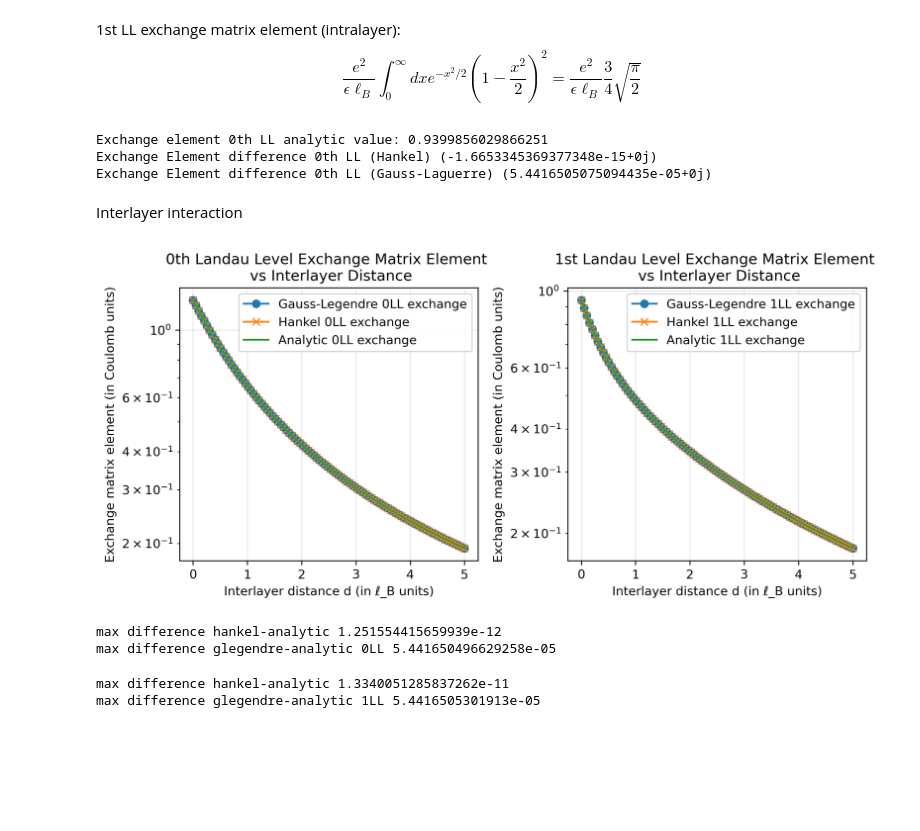
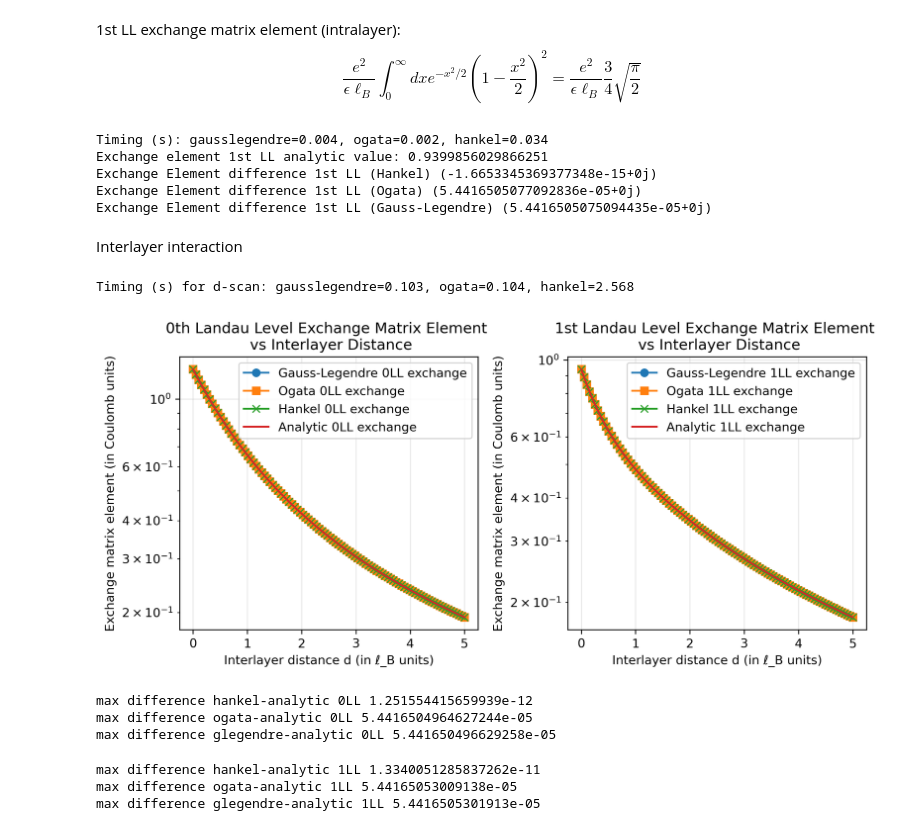
Before and after one commit to skilledwolf/quantumhall_matrixelements, a Jupyter notebook: validation/Checks_exchange_pwme.ipynb, the cells around one changed output. Saved outputs shown, nothing was run; the diff lists cells and outputs as text; code cells hidden in the pictures; blank space fills up the shorter version.

Commit message:
Add Ogata exchange backend

```diff
--- a/validation/Checks_exchange_pwme.ipynb
+++ b/validation/Checks_exchange_pwme.ipynb
@@ -203,21 +276,39 @@ $$
 {3}{4}\sqrt{\frac{\pi}{2}}
 $$
 # %%
+import time
+
 nmax = 2
 q = np.linspace(0.0, 0.0, 1)
 theta = np.zeros_like(q)
+
+t0 = time.perf_counter()
 X_gl = quantumhall_matrixelements.get_exchange_kernels(q, theta, nmax, method="gausslegendre")
+t_gl = time.perf_counter() - t0
+
+t0 = time.perf_counter()
+X_og = quantumhall_matrixelements.get_exchange_kernels(q, theta, nmax, method="ogata")
+t_og = time.perf_counter() - t0
+
+t0 = time.perf_counter()
 X_hk = quantumhall_matrixelements.get_exchange_kernels(q, theta, nmax, method="hankel")
-print("Exchange element 0th LL analytic value:",(3/4)*np.sqrt(np.pi/2))
-print("Exchange Element difference 0th LL (Hankel)",(3/4)*np.sqrt(np.pi/2) - X_hk[0, 1, 1, 1, 1])
-print("Exchange Element difference 0th LL (Gauss-Laguerre)",(3/4)*np.sqrt(np.pi/2) - X_gl[0, 1, 1, 1, 1])
+t_hk = time.perf_counter() - t0
+
+print(f"Timing (s): gausslegendre={t_gl:.3f}, ogata={t_og:.3f}, hankel={t_hk:.3f}")
+print("Exchange element 1st LL analytic value:", (3/4)*np.sqrt(np.pi/2))
+print("Exchange Element difference 1st LL (Hankel)", (3/4)*np.sqrt(np.pi/2) - X_hk[0, 1, 1, 1, 1])
+print("Exchange Element difference 1st LL (Ogata)", (3/4)*np.sqrt(np.pi/2) - X_og[0, 1, 1, 1, 1])
+print("Exchange Element difference 1st LL (Gauss-Legendre)", (3/4)*np.sqrt(np.pi/2) - X_gl[0, 1, 1, 1, 1])
 # %% [output]
-Exchange element 0th LL analytic value: 0.9399856029866251
-Exchange Element difference 0th LL (Hankel) (-1.6653345369377348e-15+0j)
-Exchange Element difference 0th LL (Gauss-Laguerre) (5.4416505075094435e-05+0j)
+Timing (s): gausslegendre=0.004, ogata=0.002, hankel=0.034
+Exchange element 1st LL analytic value: 0.9399856029866251
+Exchange Element difference 1st LL (Hankel) (-1.6653345369377348e-15+0j)
+Exchange Element difference 1st LL (Ogata) (5.4416505077092836e-05+0j)
+Exchange Element difference 1st LL (Gauss-Legendre) (5.4416505075094435e-05+0j)
 # %% [markdown]
 Interlayer interaction
 # %%
+import time
 from scipy.special import erfc
 def exchange_0LL(d):
     d_clip = 700  # to prevent overflow in exp
@@ -229,18 +320,20 @@ def exchange_1LL(d):
     term1 = -2*(d + d**3)/8
     term2 = (3 + 2*d**2 + d**4) * np.exp(d**2 / 2) * erfc(d / np.sqrt(2))* np.sqrt(2*np.pi) /8
     return term1 + term2
-def V_coulomb(q, d,kappa=1.0):
+def V_coulomb(q, d, kappa=1.0):
     # q is in 1/ℓ_B units; this returns V(q) in Coulomb units
     d_clip = 700  # to prevent overflow in exp
     d = np.clip(d, -d_clip, d_clip)
     return kappa * 2.0 * np.exp(- q * d) *  np.pi / q
 
-d = np.linspace(0.0,5.0,100)
+d = np.linspace(0.0, 5.0, 100)
 analytic_0LL_exchange = exchange_0LL(d)
 analytic_1LL_exchange = exchange_1LL(d)
 nmax = 2
 q = np.linspace(0.0, 0.0, 1)
 theta = np.zeros_like(q)
+
+t0 = time.perf_counter()
 X_gl = np.array([
     quantumhall_matrixelements.get_exchange_kernels(
         q, theta, nmax,
@@ -249,50 +342,74 @@ X_gl = np.array([
     )
     for i in range(len(d))
 ])
+t_gl = time.perf_counter() - t0
+
+t0 = time.perf_counter()
+X_og = np.array([
+    quantumhall_matrixelements.get_exchange_kernels(
+        q, theta, nmax,
+        method="ogata",
+        potential=lambda qq, d_val=d[i]: V_coulomb(qq, d_val)
+    )
+    for i in range(len(d))
+])
+t_og = time.perf_counter() - t0
+
+t0 = time.perf_counter()
 X_hk = np.array([
     quantumhall_matrixelements.get_exchange_kernels(
         q, theta, nmax,
         method="hankel",
         potential=lambda qq, d_val=d[i]: V_coulomb(qq, d_val)
     )
     for i in range(len(d))
 ])
+t_hk = time.perf_counter() - t0
 
-fig ,ax = plt.subplots(dpi = 300, ncols=2, figsize=(10,4))
+print(f"Timing (s) for d-scan: gausslegendre={t_gl:.3f}, ogata={t_og:.3f}, hankel={t_hk:.3f}")
+
+fig, ax = plt.subplots(dpi=300, ncols=2, figsize=(10, 4))
 fig.subplots_adjust(wspace=0.3)
 ax[0].plot(d, np.real(X_gl[:,0,0,0,0,0]), '-o', label="Gauss-Legendre 0LL exchange")
+ax[0].plot(d, np.real(X_og[:,0,0,0,0,0]), '-s', label="Ogata 0LL exchange")
 ax[0].plot(d, np.real(X_hk[:,0,0,0,0,0]), '-x', label="Hankel 0LL exchange")
 ax[0].plot(d, analytic_0LL_exchange, label="Analytic 0LL exchange")
 
 ax[0].set_xlabel("Interlayer distance d (in ℓ_B units)")
 ax[0].set_ylabel("Exchange matrix element (in Coulomb units)")
 ax[0].set_title("0th Landau Level Exchange Matrix Element \n vs Interlayer Distance")
 ax[0].set_yscale("log")
 ax[1].plot(d, np.real(X_gl[:,0,1,1,1,1]), '-o', label="Gauss-Legendre 1LL exchange")
+ax[1].plot(d, np.real(X_og[:,0,1,1,1,1]), '-s', label="Ogata 1LL exchange")
 ax[1].plot(d, np.real(X_hk[:,0,1,1,1,1]), '-x', label="Hankel 1LL exchange")
 ax[1].plot(d, analytic_1LL_exchange, label="Analytic 1LL exchange")
 
 ax[1].set_xlabel("Interlayer distance d (in ℓ_B units)")
 ax[1].set_ylabel("Exchange matrix element (in Coulomb units)")
 ax[1].set_title("1st Landau Level Exchange Matrix Element \n vs Interlayer Distance")
 ax[1].set_yscale("log")
 
 ax[1].legend()
 ax[0].legend()
 ax[0].grid(True, alpha=0.3)
 ax[1].grid(True, alpha=0.3)
 plt.show()
 # %% [output]
+Timing (s) for d-scan: gausslegendre=0.103, ogata=0.104, hankel=2.568
-[figure, old version]
+[figure, new version]
 # %%
-print("max difference hankel-analytic",np.max(np.abs(X_hk[:,0,0,0,0,0] - analytic_0LL_exchange)))
-print("max difference glegendre-analytic 0LL",np.max(np.abs(X_gl[:,0,0,0,0,0] - analytic_0LL_exchange)))
+print("max difference hankel-analytic 0LL", np.max(np.abs(X_hk[:,0,0,0,0,0] - analytic_0LL_exchange)))
+print("max difference ogata-analytic 0LL", np.max(np.abs(X_og[:,0,0,0,0,0] - analytic_0LL_exchange)))
+print("max difference glegendre-analytic 0LL", np.max(np.abs(X_gl[:,0,0,0,0,0] - analytic_0LL_exchange)))
 # %% [output]
-max difference hankel-analytic 1.251554415659939e-12
+max difference hankel-analytic 0LL 1.251554415659939e-12
+max difference ogata-analytic 0LL 5.4416504964627244e-05
 max difference glegendre-analytic 0LL 5.441650496629258e-05
 # %%
-print("max difference hankel-analytic",np.max(np.abs(X_hk[:,0,1,1,1,1] - analytic_1LL_exchange)))
-print("max difference glegendre-analytic 1LL",np.max(np.abs(X_gl[:,0,1,1,1,1] - analytic_1LL_exchange)))
+print("max difference hankel-analytic 1LL", np.max(np.abs(X_hk[:,0,1,1,1,1] - analytic_1LL_exchange)))
+print("max difference ogata-analytic 1LL", np.max(np.abs(X_og[:,0,1,1,1,1] - analytic_1LL_exchange)))
+print("max difference glegendre-analytic 1LL", np.max(np.abs(X_gl[:,0,1,1,1,1] - analytic_1LL_exchange)))
 # %% [output]
-max difference hankel-analytic 1.3340051285837262e-11
+max difference hankel-analytic 1LL 1.3340051285837262e-11
+max difference ogata-analytic 1LL 5.44165053009138e-05
 max difference glegendre-analytic 1LL 5.4416505301913e-05
```
Also changed, not shown: parts of 6 cells of this notebook, 5 other files.
